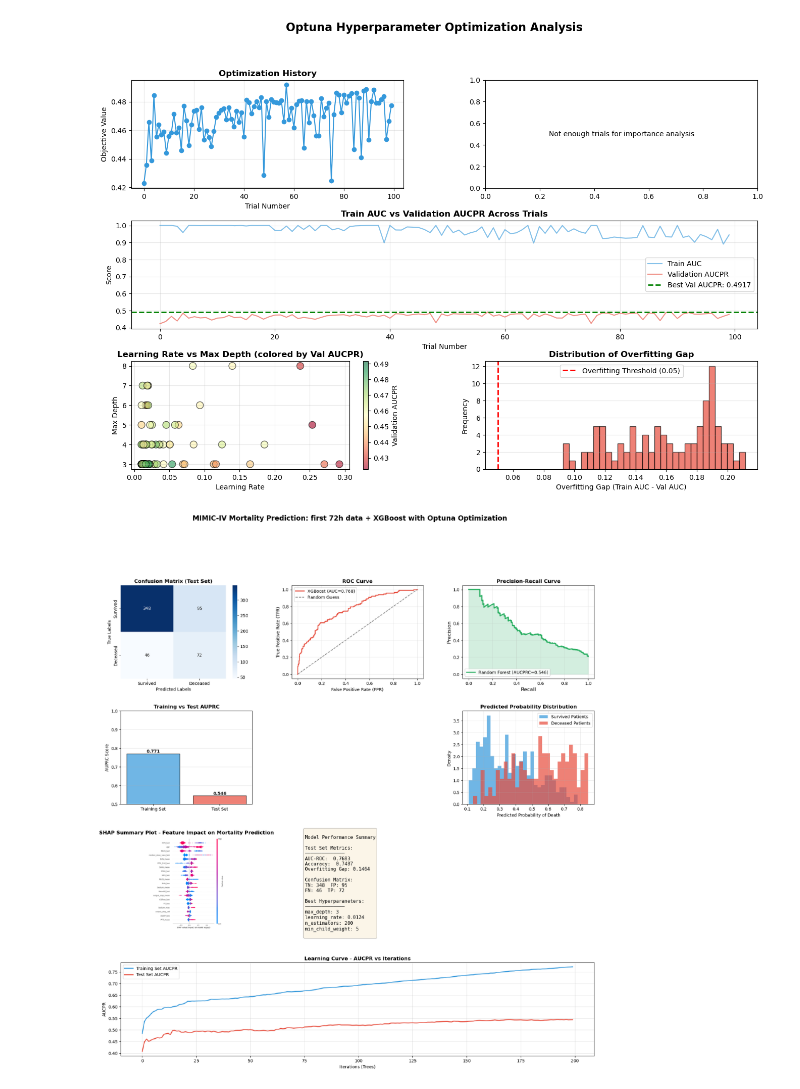
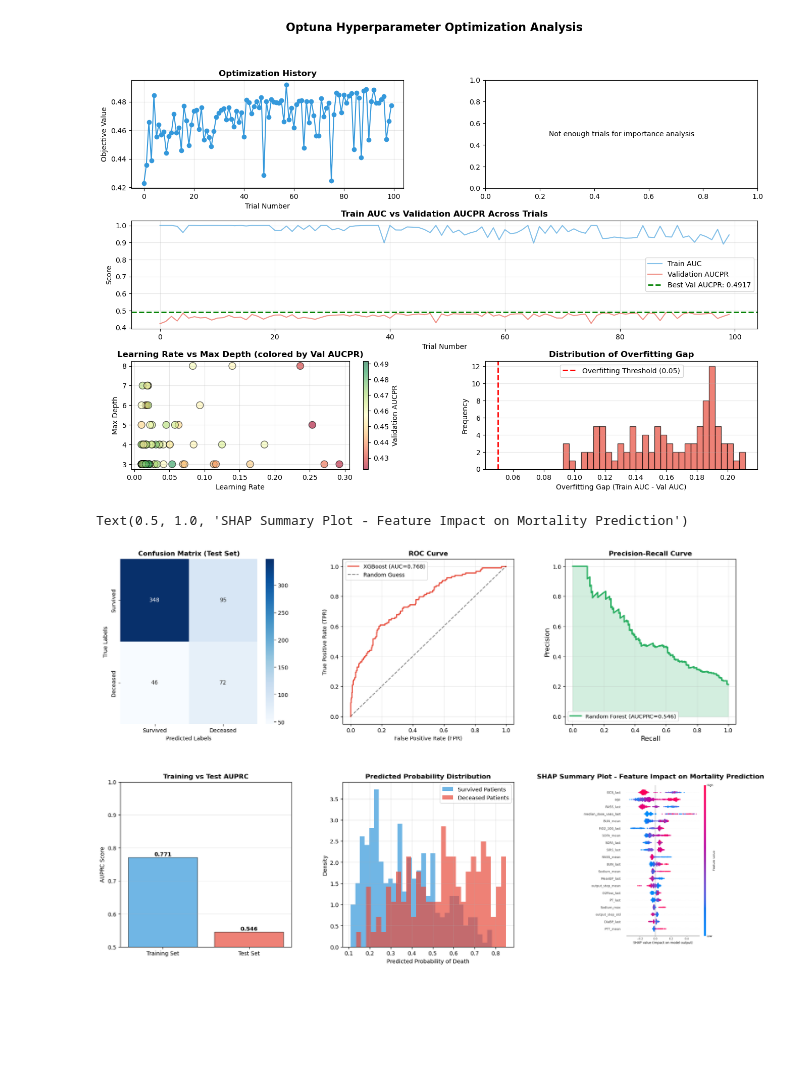
Before and after one commit to WeixinWilliamWang/CS526_Group_1, a Jupyter notebook: mortality_predict/models/xgboost_mortality_analysis.ipynb, the cells around one changed output. Saved outputs shown, nothing was run; the diff lists cells and outputs as text; code cells hidden in the pictures; blank space fills up the shorter version.

```diff
--- a/mortality_predict/models/xgboost_mortality_analysis.ipynb
+++ b/mortality_predict/models/xgboost_mortality_analysis.ipynb
@@ -485,7 +484,7 @@ plt.show()
 [figure]
 # %%
 fig = plt.figure(figsize=(20, 20))
-gs = fig.add_gridspec(4, 3, hspace=0.35, wspace=0.3)
+gs = fig.add_gridspec(3, 3, hspace=0.35, wspace=0.3)
 
 # 1. Confusion Matrix
 cm = confusion_matrix(y_test, y_test_pred)
@@ -543,7 +542,7 @@ ax4.grid(True, alpha=0.3, axis='y')
 
 
 # 5. Predicted Probability Distribution
-ax5 = fig.add_subplot(gs[1, 2])
+ax5 = fig.add_subplot(gs[1, 1])
 ax5.hist(y_test_proba[y_test==0], bins=30, alpha=0.7,
          label='Survived Patients', density=True, color='#3498db')
 ax5.hist(y_test_proba[y_test==1], bins=30, alpha=0.7,
@@ -554,77 +553,50 @@ ax5.set_title('Predicted Probability Distribution', fontsize=12, fontweight='bol
 ax5.legend()
 ax5.grid(True, alpha=0.3)
 
 
 # 5. SHAP Summary Plot
-ax6 = fig.add_subplot(gs[2, 0])
+ax6 = fig.add_subplot(gs[1, 2])
 
 shap_fig = plt.figure(figsize=(14, 10))
 
 shap.summary_plot(
     shap_values,
     X_test_sample,
     feature_names=feature_names,
     max_display=20,
     show=False
 )
 
 canvas = shap_fig.canvas
 canvas.draw()
 shap_image = np.frombuffer(canvas.tostring_rgb(), dtype='uint8')
 shap_image = shap_image.reshape(canvas.get_width_height()[::-1] + (3,))
 plt.close(shap_fig)
 
 ax6.imshow(shap_image)
 ax6.axis('off')
 ax6.set_title('SHAP Summary Plot - Feature Impact on Mortality Prediction',
               fontsize=12, fontweight='bold')
 
 
-# 7. Performance Metrics Summary
-test_acc = best_xgb.score(X_test_imputed, y_test)
-ax7 = fig.add_subplot(gs[2, 1])
-ax7.axis('off')
-metrics_text = f"""
-Model Performance Summary
+# # 7. Learning Curve
+# ax7 = fig.add_subplot(gs[2, :])
+# results = best_xgb.evals_result()
+# epochs = len(results['validation_0']['aucpr'])
+# x_axis = range(0, epochs)
+# ax7.plot(x_axis, results['validation_0']['aucpr'],
+#          label='Training Set AUCPR', linewidth=2, color='#3498db', linestyle='-')
+# ax7.plot(x_axis, results['validation_1']['aucpr'],
+#          label='Test Set AUCPR', linewidth=2, color='#e74c3c', linestyle='-')
+# ax7.set_xlabel('Iterations (Trees)')
+# ax7.set_ylabel('AUCPR')
+# ax7.set_title('Learning Curve - AUCPR vs Iterations', fontsize=12, fontweight='bold')
+# ax7.legend()
+# ax7.grid(True, alpha=0.3)
 
-Test Set Metrics:
-──────────────
-AUC-ROC:  {test_auc:.4f}
-Accuracy:  {test_acc:.4f}
-Overfitting Gap: {train_auc - test_auc:.4f}
-
-Confusion Matrix:
-TN: {cm[0,0]}  FP: {cm[0,1]}
-FN: {cm[1,0]}  TP: {cm[1,1]}
-
-Best Hyperparameters:
-──────────────
-max_depth: {best_params['max_depth']}
-learning_rate: {best_params['learning_rate']:.4f}
-n_estimators: {best_params['n_estimators']}
-min_child_weight: {best_params['min_child_weight']}
-"""
-ax7.text(0.1, 0.5, metrics_text, fontsize=11,
-         verticalalignment='center', family='monospace',
-         bbox=dict(boxstyle='round', facecolor='wheat', alpha=0.3))
-
-# 8. Learning Curve
-ax8 = fig.add_subplot(gs[3, :])
-results = best_xgb.evals_result()
-epochs = len(results['validation_0']['aucpr'])
-x_axis = range(0, epochs)
-ax8.plot(x_axis, results['validation_0']['aucpr'],
-         label='Training Set AUCPR', linewidth=2, color='#3498db', linestyle='-')
-ax8.plot(x_axis, results['validation_1']['aucpr'],
-         label='Test Set AUCPR', linewidth=2, color='#e74c3c', linestyle='-')
-ax8.set_xlabel('Iterations (Trees)')
-ax8.set_ylabel('AUCPR')
-ax8.set_title('Learning Curve - AUCPR vs Iterations', fontsize=12, fontweight='bold')
-ax8.legend()
-ax8.grid(True, alpha=0.3)
-
-plt.suptitle(f'MIMIC-IV Mortality Prediction: first {TIME_WINDOW_IN_HOUR}h data + XGBoost with Optuna Optimization',
-             fontsize=16, fontweight='bold', y=0.995)
-plt.show()
+# plt.suptitle(f'MIMIC-IV Mortality Prediction: first {TIME_WINDOW_IN_HOUR}h data + XGBoost with Optuna Optimization',
+#              fontsize=16, fontweight='bold', y=0.995)
+# plt.show()
 # %% [output]
+Text(0.5, 1.0, 'SHAP Summary Plot - Feature Impact on Mortality Prediction')
-[figure, old version]
+[figure, new version]
```
Also changed, not shown: parts of 3 cells of this notebook, 1 other file.
